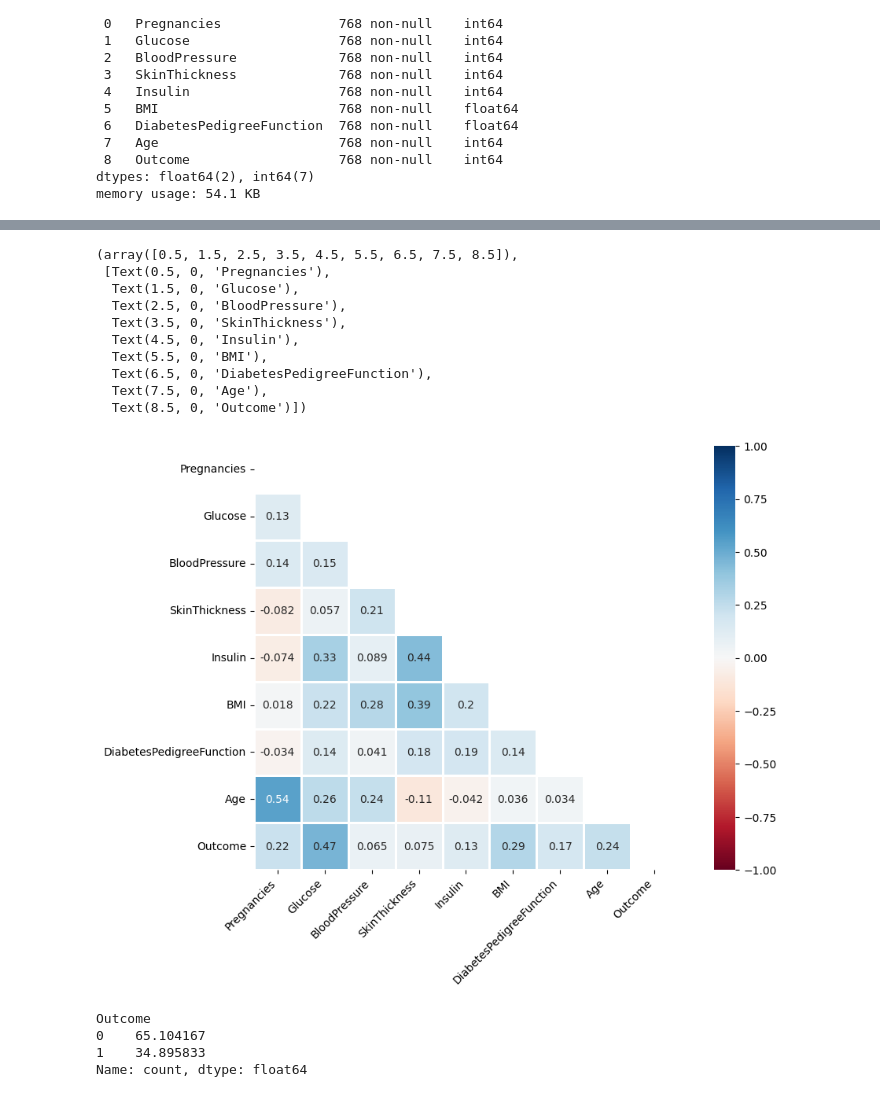
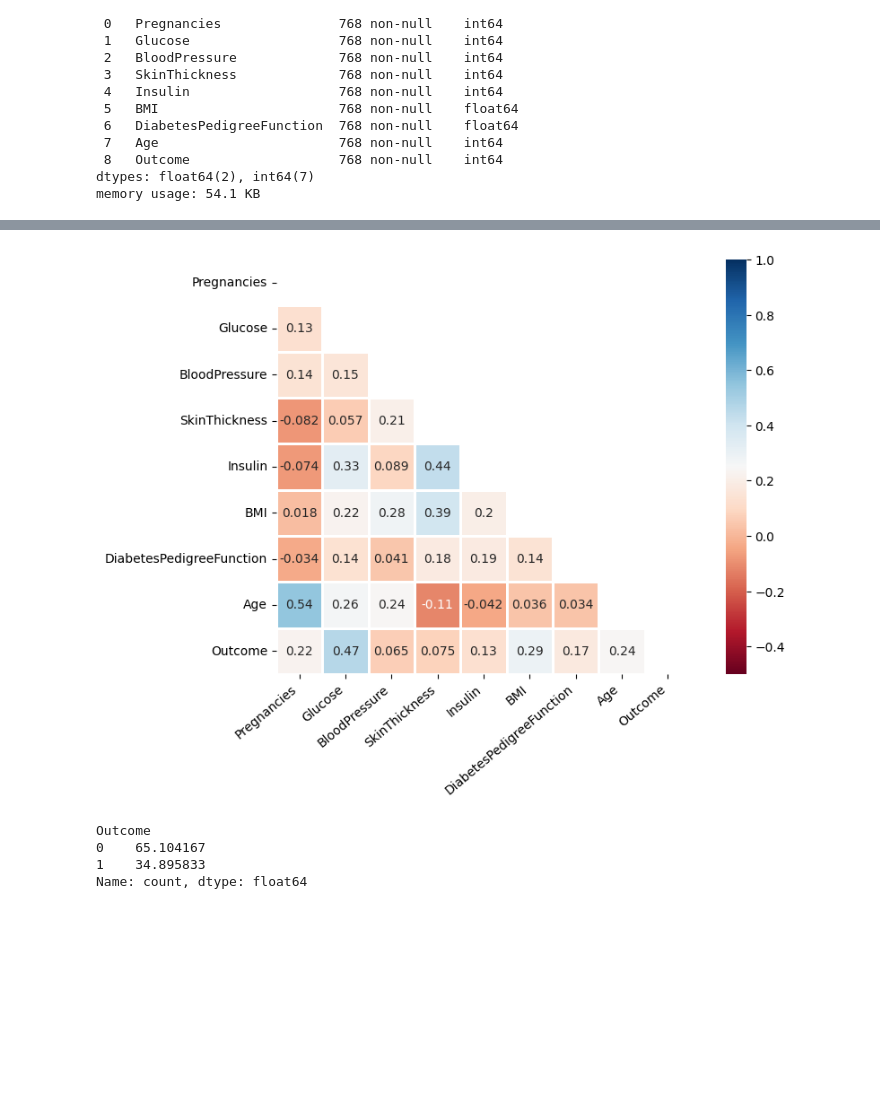
Before and after one commit to palpratik56/various-disease-prediction, a Jupyter notebook: diabetes/diabetes_pred.ipynb, the cells around one changed output, grey strips where cells are left out. Drawn from its saved outputs; the diff is of its cells as text; code cells hidden in the pictures; blank space fills up the shorter version.

```diff
--- a/diabetes/diabetes_pred.ipynb
+++ b/diabetes/diabetes_pred.ipynb
@@ -70,21 +75,12 @@ df.drop(columns='Outcome').describe()
 # %%
 cm = df.corr()
-plt.figure(figsize=(12,7))
+plt.figure(figsize=(10,6))
 mask = np.triu(np.ones_like(cm, dtype=bool))
-sns.heatmap(cm, vmin=-1,vmax=1, annot=True, cmap='RdBu', mask = mask ,linewidths=1, square=True)
-plt.xticks(rotation=45, ha='right')
+sns.heatmap(cm, vmin=-0.5,vmax=1, annot=True, cmap='RdBu', mask = mask ,linewidths=1, square=True)
+plt.xticks(rotation=40, ha='right')
+plt.show()
 # %% [output]
-(array([0.5, 1.5, 2.5, 3.5, 4.5, 5.5, 6.5, 7.5, 8.5]),
- [Text(0.5, 0, 'Pregnancies'),
-  Text(1.5, 0, 'Glucose'),
-  Text(2.5, 0, 'BloodPressure'),
-  Text(3.5, 0, 'SkinThickness'),
-  Text(4.5, 0, 'Insulin'),
-  Text(5.5, 0, 'BMI'),
-  Text(6.5, 0, 'DiabetesPedigreeFunction'),
-  Text(7.5, 0, 'Age'),
-  Text(8.5, 0, 'Outcome')])
-[figure, old version]
+[figure, new version]
 # %%
 df.Outcome.value_counts()*100/len(df)
 # %% [output]
```
Also changed, not shown: parts of 18 cells of this notebook, 3 other files.
